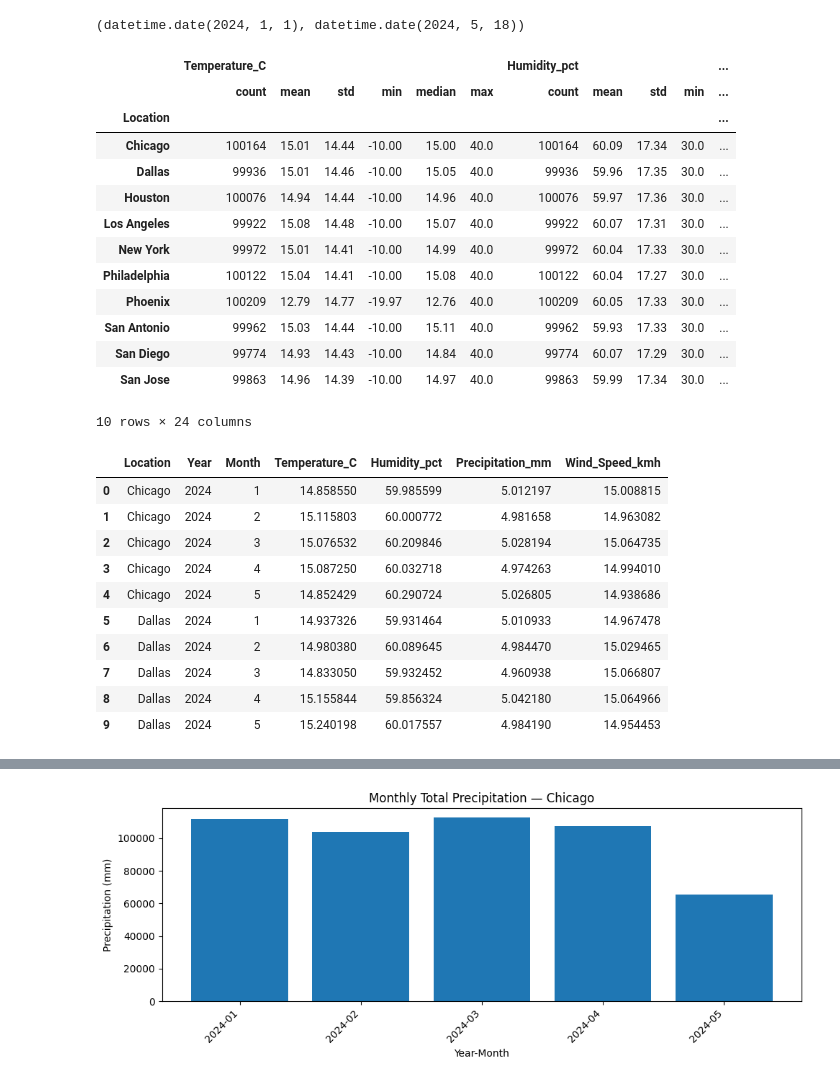
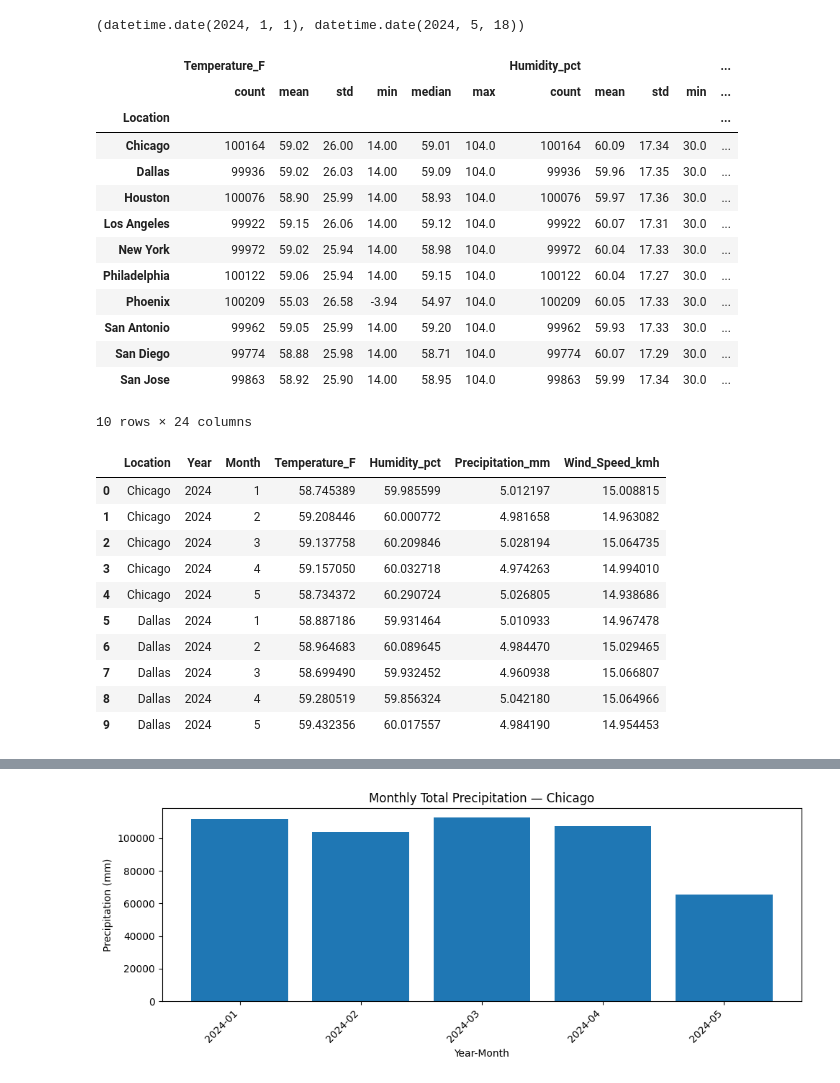
Before and after one commit to Calvinzheng123/Calvinzheng123.github.io, a Jupyter notebook: notebooks/WeatherProject_Notebook.ipynb, the cells around one changed output, grey strips where cells are left out. Saved outputs shown, nothing was run; the diff lists cells and outputs as text; code cells hidden in the pictures.

```diff
--- a/notebooks/WeatherProject_Notebook.ipynb
+++ b/notebooks/WeatherProject_Notebook.ipynb
@@ -92,27 +92,30 @@ San Jose         99863
 San Diego        99774
 Name: count, dtype: int64
 (datetime.date(2024, 1, 1), datetime.date(2024, 5, 18))
+# %%
+#changing temperature into F (I'm american so I like F)
+df["Temperature_F"] = (df["Temperature_C"] * 9/5) + 32
 # %%
 #basically grouping the data by location and some descriptive stats like mean,std,min,median
-num_cols = ["Temperature_C", "Humidity_pct", "Precipitation_mm", "Wind_Speed_kmh"]
+num_cols = ["Temperature_F", "Humidity_pct", "Precipitation_mm", "Wind_Speed_kmh"]
 metrics = [c for c in num_cols if c in df.columns]
 
 summary_by_loc = df.groupby("Location")[metrics].agg(["count","mean","std","min","median","max"]).round(2)
 summary_by_loc.head(10)
 # %% [output]
-|  | Temperature_C |  |  |  |  |  | Humidity_pct |  |  |  | ... |
+|  | Temperature_F |  |  |  |  |  | Humidity_pct |  |  |  | ... |
 |  | count | mean | std | min | median | max | count | mean | std | min | ... |
 | Location |  |  |  |  |  |  |  |  |  |  | ... |
-| Chicago | 100164 | 15.01 | 14.44 | -10.00 | 15.00 | 40.0 | 100164 | 60.09 | 17.34 | 30.0 | ... |
-| Dallas | 99936 | 15.01 | 14.46 | -10.00 | 15.05 | 40.0 | 99936 | 59.96 | 17.35 | 30.0 | ... |
-| Houston | 100076 | 14.94 | 14.44 | -10.00 | 14.96 | 40.0 | 100076 | 59.97 | 17.36 | 30.0 | ... |
-| Los Angeles | 99922 | 15.08 | 14.48 | -10.00 | 15.07 | 40.0 | 99922 | 60.07 | 17.31 | 30.0 | ... |
-| New York | 99972 | 15.01 | 14.41 | -10.00 | 14.99 | 40.0 | 99972 | 60.04 | 17.33 | 30.0 | ... |
-| Philadelphia | 100122 | 15.04 | 14.41 | -10.00 | 15.08 | 40.0 | 100122 | 60.04 | 17.27 | 30.0 | ... |
-| Phoenix | 100209 | 12.79 | 14.77 | -19.97 | 12.76 | 40.0 | 100209 | 60.05 | 17.33 | 30.0 | ... |
-| San Antonio | 99962 | 15.03 | 14.44 | -10.00 | 15.11 | 40.0 | 99962 | 59.93 | 17.33 | 30.0 | ... |
-| San Diego | 99774 | 14.93 | 14.43 | -10.00 | 14.84 | 40.0 | 99774 | 60.07 | 17.29 | 30.0 | ... |
-| San Jose | 99863 | 14.96 | 14.39 | -10.00 | 14.97 | 40.0 | 99863 | 59.99 | 17.34 | 30.0 | ... |
+| Chicago | 100164 | 59.02 | 26.00 | 14.00 | 59.01 | 104.0 | 100164 | 60.09 | 17.34 | 30.0 | ... |
+| Dallas | 99936 | 59.02 | 26.03 | 14.00 | 59.09 | 104.0 | 99936 | 59.96 | 17.35 | 30.0 | ... |
+| Houston | 100076 | 58.90 | 25.99 | 14.00 | 58.93 | 104.0 | 100076 | 59.97 | 17.36 | 30.0 | ... |
+| Los Angeles | 99922 | 59.15 | 26.06 | 14.00 | 59.12 | 104.0 | 99922 | 60.07 | 17.31 | 30.0 | ... |
+| New York | 99972 | 59.02 | 25.94 | 14.00 | 58.98 | 104.0 | 99972 | 60.04 | 17.33 | 30.0 | ... |
+| Philadelphia | 100122 | 59.06 | 25.94 | 14.00 | 59.15 | 104.0 | 100122 | 60.04 | 17.27 | 30.0 | ... |
+| Phoenix | 100209 | 55.03 | 26.58 | -3.94 | 54.97 | 104.0 | 100209 | 60.05 | 17.33 | 30.0 | ... |
+| San Antonio | 99962 | 59.05 | 25.99 | 14.00 | 59.20 | 104.0 | 99962 | 59.93 | 17.33 | 30.0 | ... |
+| San Diego | 99774 | 58.88 | 25.98 | 14.00 | 58.71 | 104.0 | 99774 | 60.07 | 17.29 | 30.0 | ... |
+| San Jose | 99863 | 58.92 | 25.90 | 14.00 | 58.95 | 104.0 | 99863 | 59.99 | 17.34 | 30.0 | ... |
 10 rows × 24 columns
 # %%
 #Monthly averages for each location
@@ -124,17 +127,17 @@ monthly = (df
 
 monthly.head(10)
 # %% [output]
-|  | Location | Year | Month | Temperature_C | Humidity_pct | Precipitation_mm | Wind_Speed_kmh |
-| 0 | Chicago | 2024 | 1 | 14.858550 | 59.985599 | 5.012197 | 15.008815 |
-| 1 | Chicago | 2024 | 2 | 15.115803 | 60.000772 | 4.981658 | 14.963082 |
-| 2 | Chicago | 2024 | 3 | 15.076532 | 60.209846 | 5.028194 | 15.064735 |
-| 3 | Chicago | 2024 | 4 | 15.087250 | 60.032718 | 4.974263 | 14.994010 |
-| 4 | Chicago | 2024 | 5 | 14.852429 | 60.290724 | 5.026805 | 14.938686 |
-| 5 | Dallas | 2024 | 1 | 14.937326 | 59.931464 | 5.010933 | 14.967478 |
-| 6 | Dallas | 2024 | 2 | 14.980380 | 60.089645 | 4.984470 | 15.029465 |
-| 7 | Dallas | 2024 | 3 | 14.833050 | 59.932452 | 4.960938 | 15.066807 |
-| 8 | Dallas | 2024 | 4 | 15.155844 | 59.856324 | 5.042180 | 15.064966 |
-| 9 | Dallas | 2024 | 5 | 15.240198 | 60.017557 | 4.984190 | 14.954453 |
+|  | Location | Year | Month | Temperature_F | Humidity_pct | Precipitation_mm | Wind_Speed_kmh |
+| 0 | Chicago | 2024 | 1 | 58.745389 | 59.985599 | 5.012197 | 15.008815 |
+| 1 | Chicago | 2024 | 2 | 59.208446 | 60.000772 | 4.981658 | 14.963082 |
+| 2 | Chicago | 2024 | 3 | 59.137758 | 60.209846 | 5.028194 | 15.064735 |
+| 3 | Chicago | 2024 | 4 | 59.157050 | 60.032718 | 4.974263 | 14.994010 |
+| 4 | Chicago | 2024 | 5 | 58.734372 | 60.290724 | 5.026805 | 14.938686 |
+| 5 | Dallas | 2024 | 1 | 58.887186 | 59.931464 | 5.010933 | 14.967478 |
+| 6 | Dallas | 2024 | 2 | 58.964683 | 60.089645 | 4.984470 | 15.029465 |
+| 7 | Dallas | 2024 | 3 | 58.699490 | 59.932452 | 4.960938 | 15.066807 |
+| 8 | Dallas | 2024 | 4 | 59.280519 | 59.856324 | 5.042180 | 15.064966 |
+| 9 | Dallas | 2024 | 5 | 59.432356 | 60.017557 | 4.984190 | 14.954453 |
 # %%
 #plotting daily average temperature for each location, kind of restricting with only 5 months of data but wanted to see anyway
 daily_temp = (df
```
Also changed, not shown: parts of 2 cells of this notebook, 1 other file.
